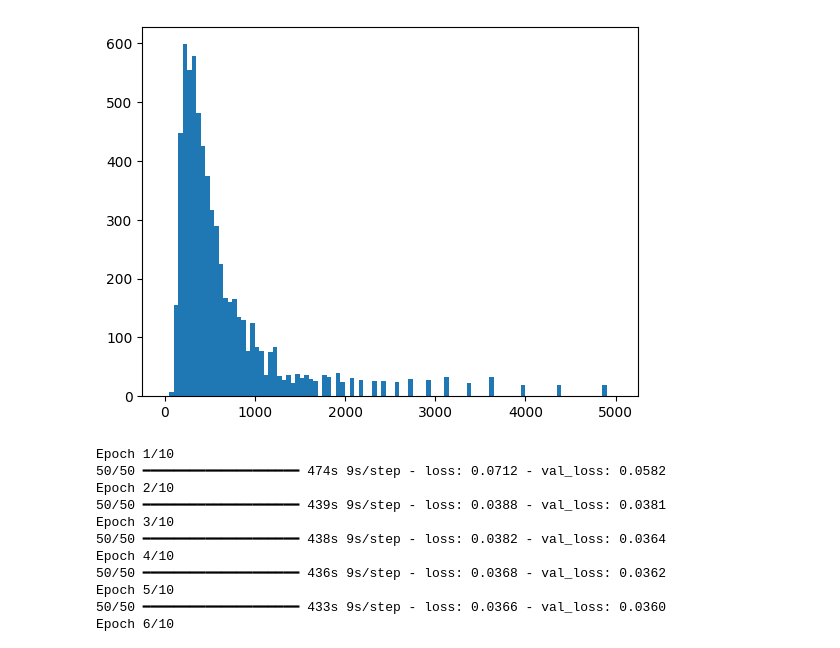
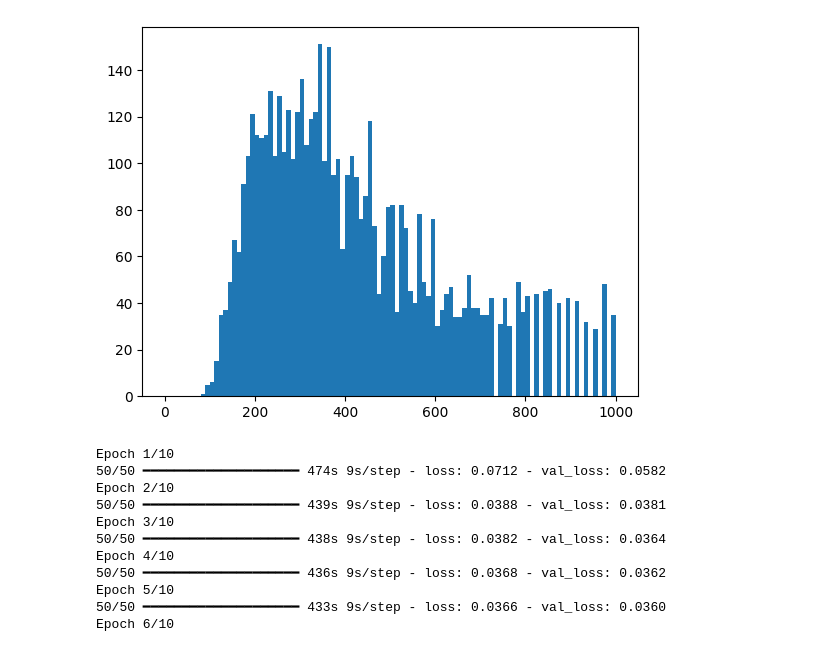
Before and after one commit to GBotogoske/machine_learning_2024, a Jupyter notebook: neutrino_figuras_3_imagens.ipynb, the cells around one changed output. Saved outputs shown, nothing was run; the diff lists cells and outputs as text; code cells hidden in the pictures.

```diff
--- a/neutrino_figuras_3_imagens.ipynb
+++ b/neutrino_figuras_3_imagens.ipynb
@@ -41,7 +37,7 @@ len(hit_files[1])
 # %%
 #selecionando figuras aleatorias
 n_total=len(event_files[0])
-n_figuras=3000
+n_figuras=3200
 
 random=np.random.choice(n_total,n_figuras,replace=False)
 
@@ -174,13 +177,13 @@ x_hist=[]
 total=x_end*y_end
 for i in range(len(y_train)):
     for j in range(3):
-        sum=np.sum(y_train[i,:,:,j])
+        sum=np.sum(y_train[i,:,:,j])+1e-9
         x_hist.append((total-sum)/sum)
 # %%
-plt.hist(x_hist,bins=100,range=[0,5000])
+plt.hist(x_hist,bins=100,range=[0,1000])
 plt.show()
 # %% [output]
-[figure, old version]
+[figure, new version]
 # %%
 history = autoencoder2.fit(x_train,x_train, epochs=10, batch_size=30, validation_data=[x_test,x_test])
 # %% [output]
```
Also changed, not shown: parts of 18 cells of this notebook, 1 other file.
